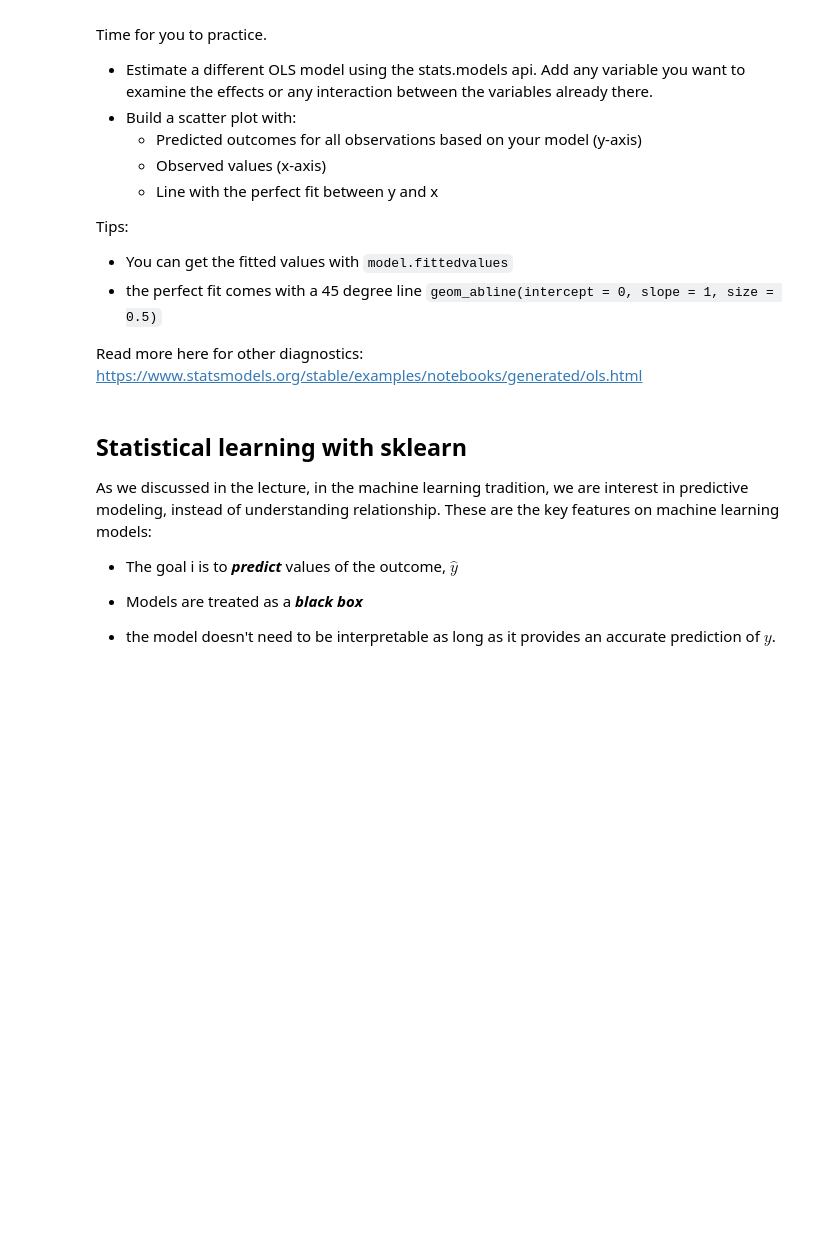
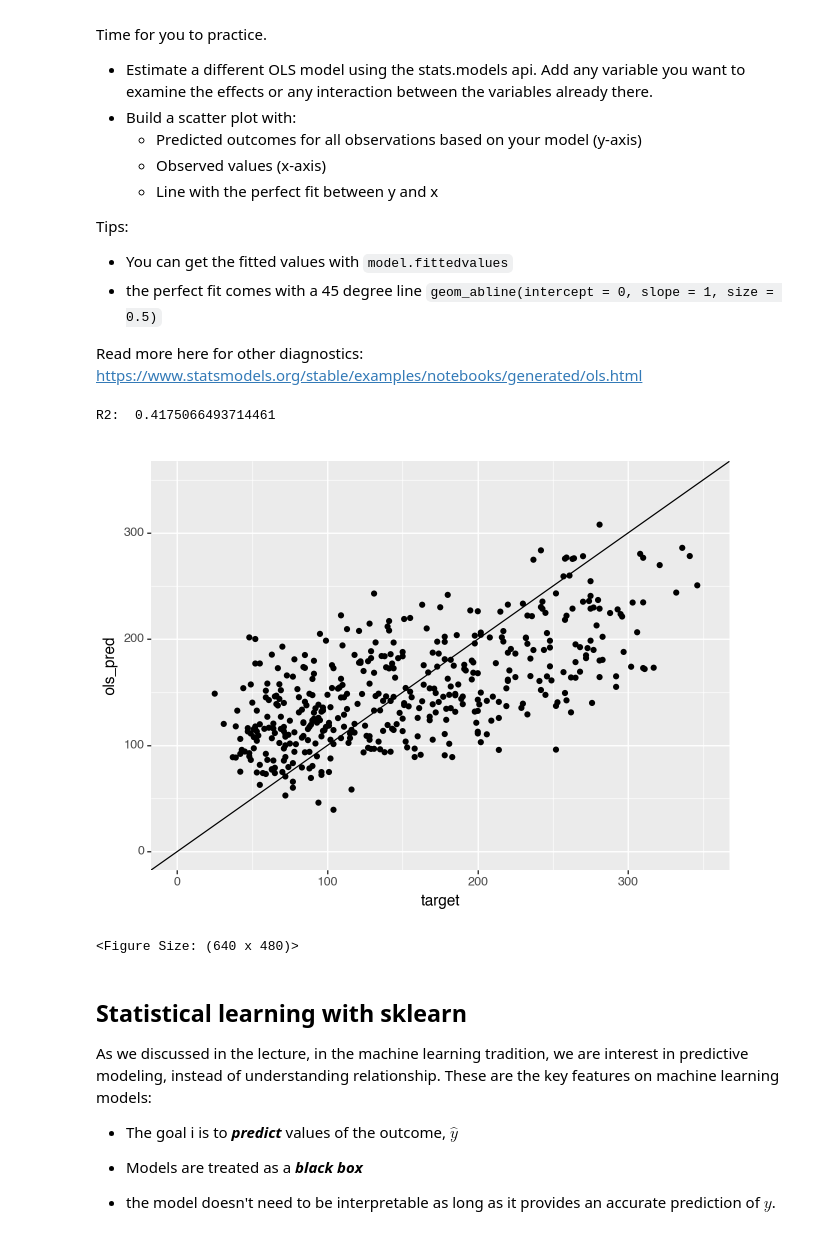
Before and after one commit to MCZ19/ppol5203, a Jupyter notebook: lecture_notes/week-10/_week-9-models.ipynb, the cells around one changed output. Drawn from its saved outputs; the diff is of its cells as text; code cells hidden in the pictures; blank space fills up the shorter version.

```diff
--- a/lecture_notes/week-10/_week-9-models.ipynb
+++ b/lecture_notes/week-10/_week-9-models.ipynb
@@ -299,6 +302,23 @@ Tips:
 Read more here for other diagnostics: https://www.statsmodels.org/stable/examples/notebooks/generated/ols.html
 # %%
 ## add your code here.
+import matplotlib.pyplot as plt
+model_ols_int2= smf.ols(formula='target ~ age + sex + bmi + bp + age*bmi + age*sex', data=diabetes).fit()
+print("R2: ", model_ols_int2.rsquared)
+
+diabetes["ols_pred"] = model_ols_int2.fittedvalues
+
+# plot
+(ggplot(diabetes, aes(y="ols_pred", x="target")) +
+ geom_point() +
+ geom_abline(intercept = 0, slope = 1, size = 0.5) +
+ ylim(0,350) +
+ xlim(0,350)
+)
+# %% [output]
+R2:  0.4175066493714461
+[figure, added]
+<Figure Size: (640 x 480)>
 # %% [markdown]
 ## Statistical learning with sklearn
 
```
Also changed, not shown: parts of 13 cells of this notebook, 25 other files.
